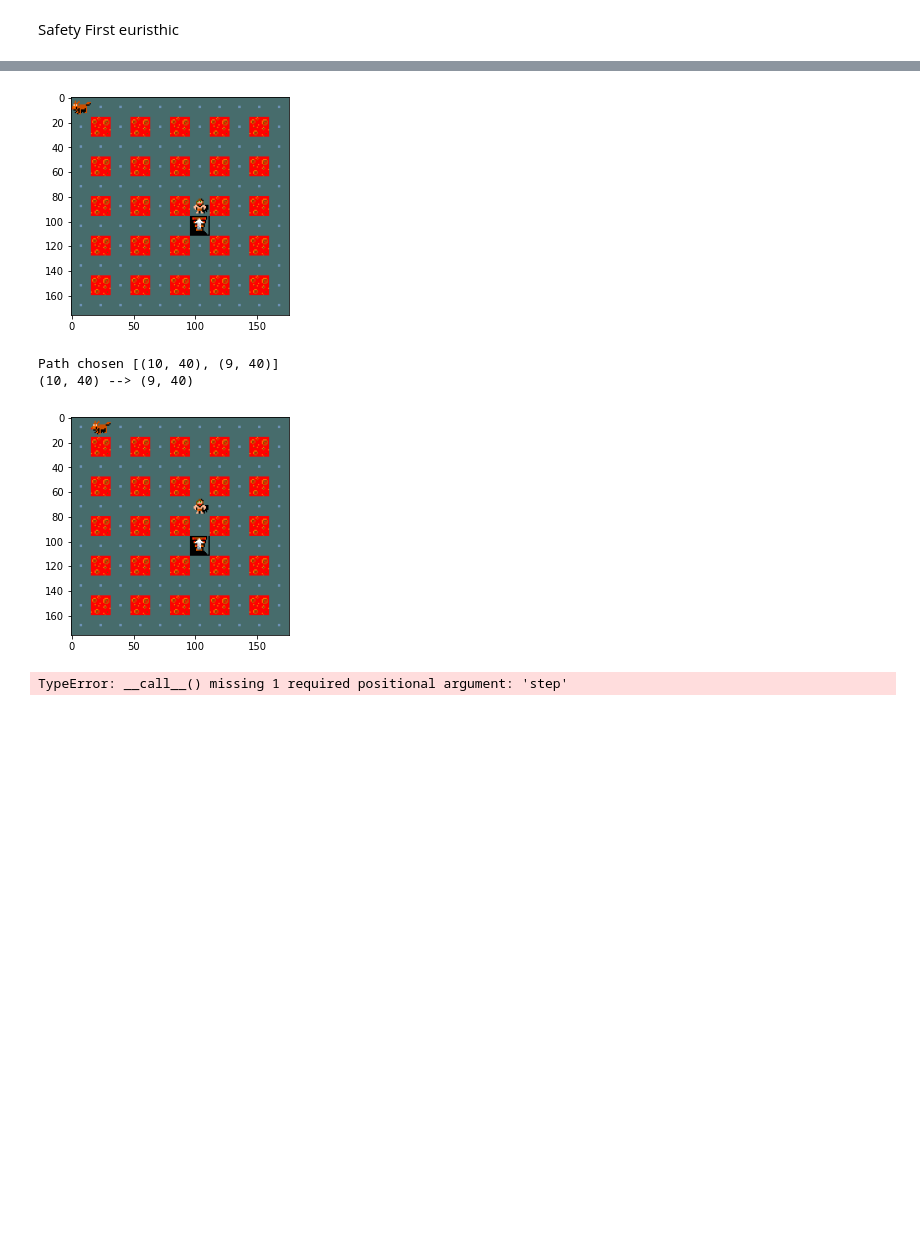
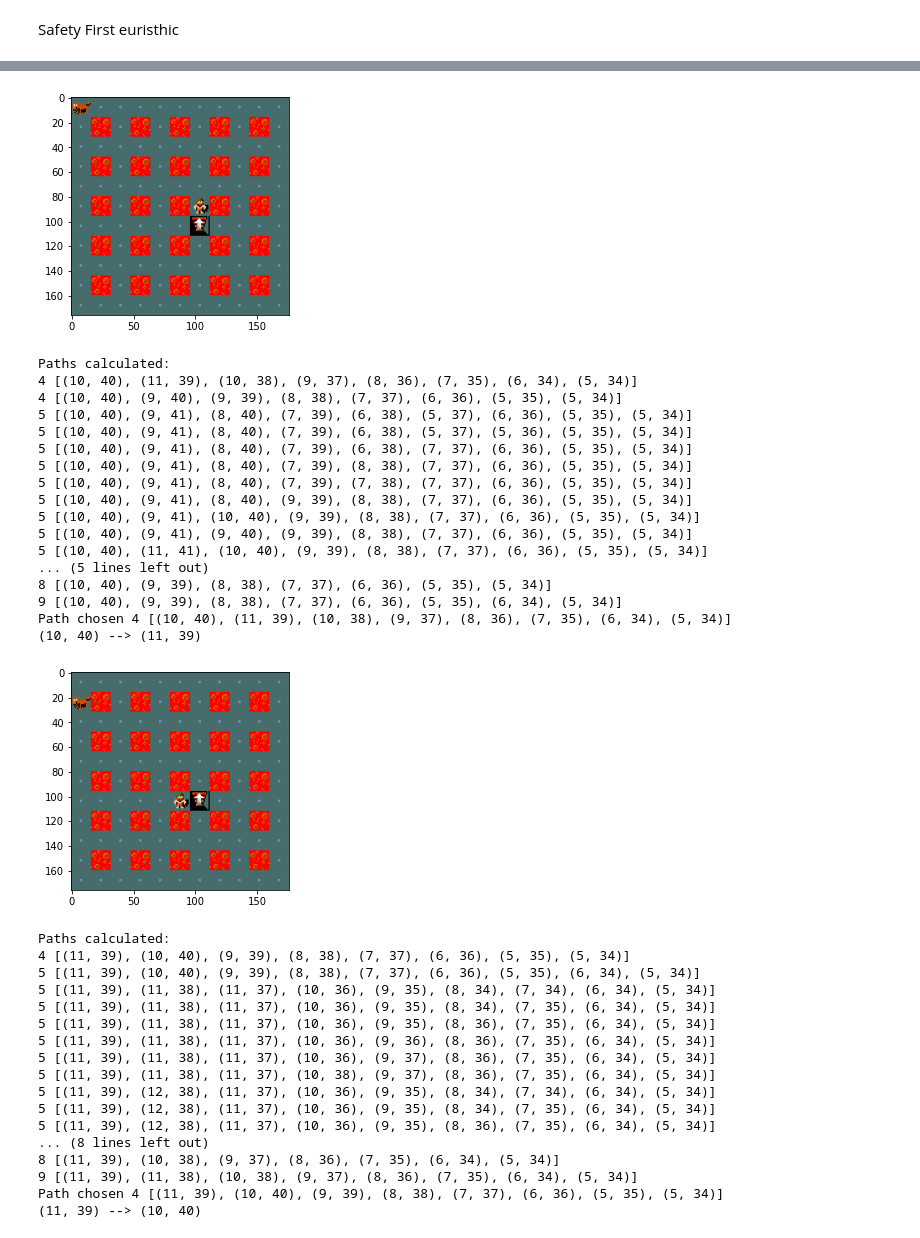
Before and after one commit to Selorm20/AIFProject, a Jupyter notebook: Main_less_risk_path.ipynb, the cells around one changed output, grey strips where cells are left out. Saved outputs shown, nothing was run; the diff lists cells and outputs as text; code cells hidden in the pictures; blank space fills up the shorter version.

```diff
--- a/Main_less_risk_path.ipynb
+++ b/Main_less_risk_path.ipynb
@@ -31,7 +31,7 @@ def SuccessorFunction(Point):
     return list(filter(lambda i: MapGame.get_position_symbol(i[0], i[1]) in [".", "@", "d", ">", "<"] or
                                  MapGame.get_position_symbol(i[0], i[1]) == Goal, Result))
 
-StrategyLogic = Strategy(SuccessorFunction, BFSPathSearch(SuccessorFunction), RiskCostWorstCaseFunction(SuccessorFunction), 2)
+StrategyLogic = Strategy(SuccessorFunction, BFSPathSearch(SuccessorFunction), lambda x, y: RiskCostWorstCaseFunction(SuccessorFunction)(x, y, 1), 2)
 StrategyLogic.ActualGoal = Goal  #<--------- Target
 # %% [markdown]
 Safety First euristhic
@@ -50,6 +50,19 @@ while(True):
 
         NextStep = StrategyLogic.Calculate(CharacterPosition, MonsterPositions)
 
+        if(StrategyLogic.GetActualPath().GetRiskCost() == 0):
+            for i, Step in enumerate(StrategyLogic.GetActualPath()[1:]):
+
+                print("Path chosen", StrategyLogic.GetActualPath())
+                print(f"{CharacterPosition} --> {NextStep}")
+
+                NewState = Joystick.Move(CharacterPosition, NextStep)
+                MapGame = Map(NewState)
+
+                MapGame.view_map()
+
+            break
+
         print("Path chosen", StrategyLogic.GetActualPath())
         print(f"{CharacterPosition} --> {NextStep}")
 
@@ -62,6 +82,37 @@ Path chosen [(11, 40), (10, 40)]
 (11, 40) --> (10, 40)
 [figure]
-Path chosen [(10, 40), (9, 40)]
-(10, 40) --> (9, 40)
+Paths calculated:
+4 [(10, 40), (11, 39), (10, 38), (9, 37), (8, 36), (7, 35), (6, 34), (5, 34)]
+4 [(10, 40), (9, 40), (9, 39), (8, 38), (7, 37), (6, 36), (5, 35), (5, 34)]
+5 [(10, 40), (9, 41), (8, 40), (7, 39), (6, 38), (5, 37), (6, 36), (5, 35), (5, 34)]
+5 [(10, 40), (9, 41), (8, 40), (7, 39), (6, 38), (5, 37), (5, 36), (5, 35), (5, 34)]
+5 [(10, 40), (9, 41), (8, 40), (7, 39), (6, 38), (7, 37), (6, 36), (5, 35), (5, 34)]
+5 [(10, 40), (9, 41), (8, 40), (7, 39), (8, 38), (7, 37), (6, 36), (5, 35), (5, 34)]
+5 [(10, 40), (9, 41), (8, 40), (7, 39), (7, 38), (7, 37), (6, 36), (5, 35), (5, 34)]
+5 [(10, 40), (9, 41), (8, 40), (9, 39), (8, 38), (7, 37), (6, 36), (5, 35), (5, 34)]
+5 [(10, 40), (9, 41), (10, 40), (9, 39), (8, 38), (7, 37), (6, 36), (5, 35), (5, 34)]
+5 [(10, 40), (9, 41), (9, 40), (9, 39), (8, 38), (7, 37), (6, 36), (5, 35), (5, 34)]
+5 [(10, 40), (11, 41), (10, 40), (9, 39), (8, 38), (7, 37), (6, 36), (5, 35), (5, 34)]
+... (5 lines left out)
+8 [(10, 40), (9, 39), (8, 38), (7, 37), (6, 36), (5, 35), (5, 34)]
+9 [(10, 40), (9, 39), (8, 38), (7, 37), (6, 36), (5, 35), (6, 34), (5, 34)]
+Path chosen 4 [(10, 40), (11, 39), (10, 38), (9, 37), (8, 36), (7, 35), (6, 34), (5, 34)]
+(10, 40) --> (11, 39)
-[figure, old version]
+[figure, new version]
-TypeError: __call__() missing 1 required positional argument: 'step'
+Paths calculated:
+4 [(11, 39), (10, 40), (9, 39), (8, 38), (7, 37), (6, 36), (5, 35), (5, 34)]
+5 [(11, 39), (10, 40), (9, 39), (8, 38), (7, 37), (6, 36), (5, 35), (6, 34), (5, 34)]
+5 [(11, 39), (11, 38), (11, 37), (10, 36), (9, 35), (8, 34), (7, 34), (6, 34), (5, 34)]
+5 [(11, 39), (11, 38), (11, 37), (10, 36), (9, 35), (8, 34), (7, 35), (6, 34), (5, 34)]
+5 [(11, 39), (11, 38), (11, 37), (10, 36), (9, 35), (8, 36), (7, 35), (6, 34), (5, 34)]
+5 [(11, 39), (11, 38), (11, 37), (10, 36), (9, 36), (8, 36), (7, 35), (6, 34), (5, 34)]
+5 [(11, 39), (11, 38), (11, 37), (10, 36), (9, 37), (8, 36), (7, 35), (6, 34), (5, 34)]
+5 [(11, 39), (11, 38), (11, 37), (10, 38), (9, 37), (8, 36), (7, 35), (6, 34), (5, 34)]
+5 [(11, 39), (12, 38), (11, 37), (10, 36), (9, 35), (8, 34), (7, 34), (6, 34), (5, 34)]
+5 [(11, 39), (12, 38), (11, 37), (10, 36), (9, 35), (8, 34), (7, 35), (6, 34), (5, 34)]
+5 [(11, 39), (12, 38), (11, 37), (10, 36), (9, 35), (8, 36), (7, 35), (6, 34), (5, 34)]
+... (8 lines left out)
+8 [(11, 39), (10, 38), (9, 37), (8, 36), (7, 35), (6, 34), (5, 34)]
+9 [(11, 39), (11, 38), (10, 38), (9, 37), (8, 36), (7, 35), (6, 34), (5, 34)]
+Path chosen 4 [(11, 39), (10, 40), (9, 39), (8, 38), (7, 37), (6, 36), (5, 35), (5, 34)]
+(11, 39) --> (10, 40)
```
Also changed, not shown: parts of 1 cell of this notebook, 2 other files.
